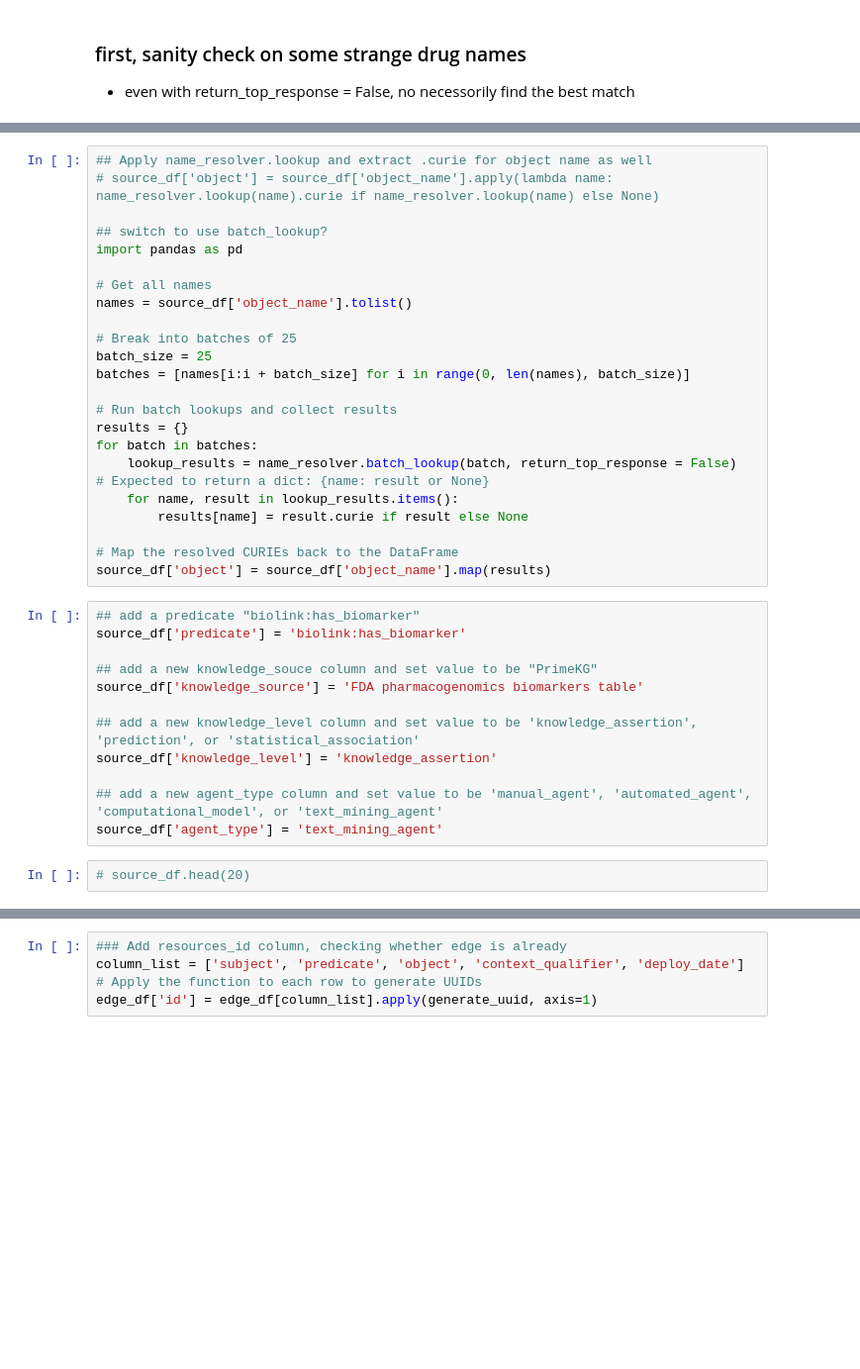
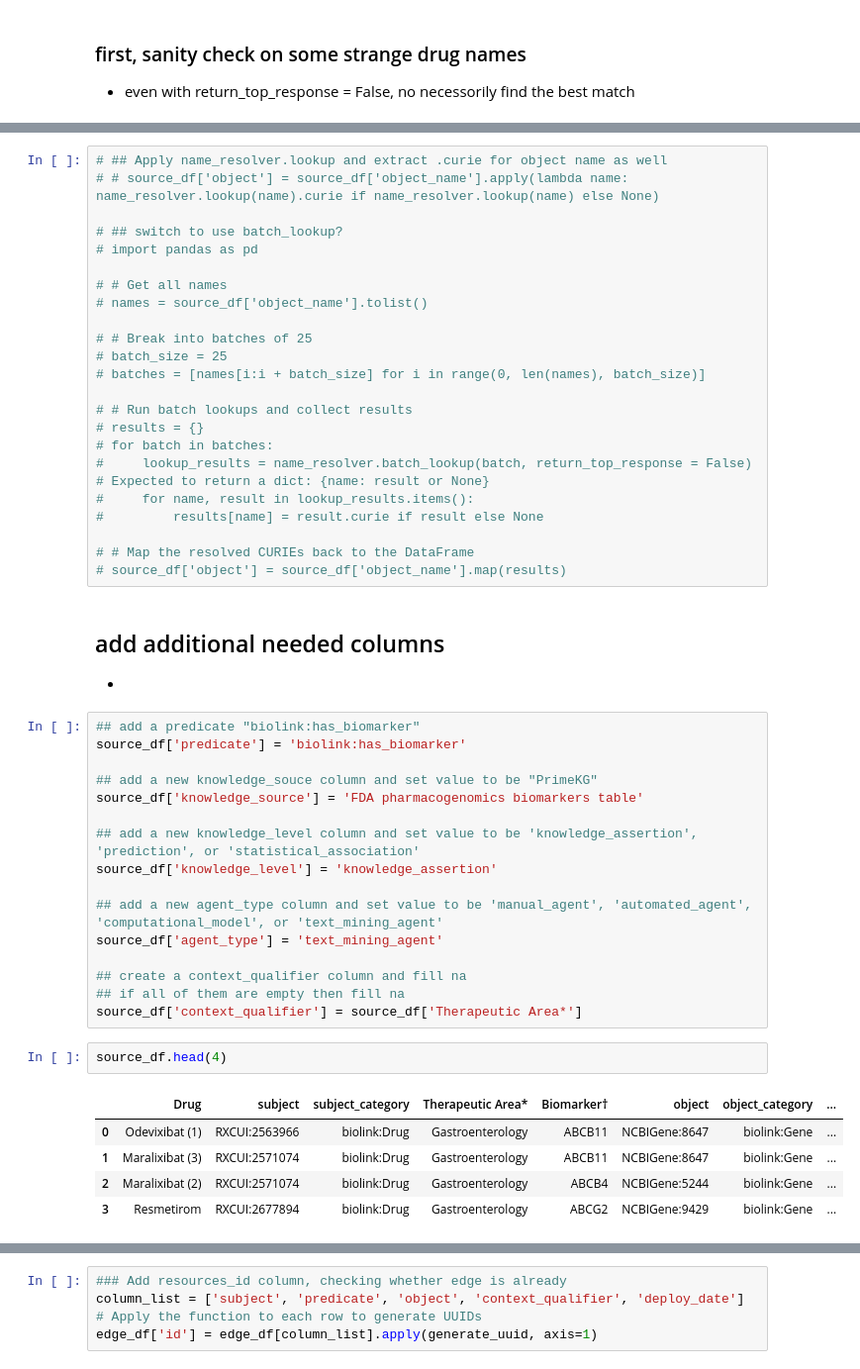
Before and after one commit to IlyaLab/TranslatorPharcogenomicsKG, a Jupyter notebook: Pharmagenomics_KG/FDA_pharmacogenomic_biomarkers_parser.ipynb, the cells around one changed output, grey strips where cells are left out. Shown at 99% size. Drawn from its saved outputs; the diff is of its cells as text; blank space fills up the shorter version.

Commit message:
Refactored dictionary and update SINGOR, PharmGKB, and FDA pharmaceutical biomarker related parsers

```diff
--- a/Pharmagenomics_KG/FDA_pharmacogenomic_biomarkers_parser.ipynb
+++ b/Pharmagenomics_KG/FDA_pharmacogenomic_biomarkers_parser.ipynb
@@ -192,26 +169,29 @@ source_df.head(20)
 # %%
-## Apply name_resolver.lookup and extract .curie for object name as well
-# source_df['object'] = source_df['object_name'].apply(lambda name: name_resolver.lookup(name).curie if name_resolver.lookup(name) else None)
+# ## Apply name_resolver.lookup and extract .curie for object name as well
+# # source_df['object'] = source_df['object_name'].apply(lambda name: name_resolver.lookup(name).curie if name_resolver.lookup(name) else None)
 
-## switch to use batch_lookup?
-import pandas as pd
+# ## switch to use batch_lookup?
+# import pandas as pd
 
-# Get all names
-names = source_df['object_name'].tolist()
+# # Get all names
+# names = source_df['object_name'].tolist()
 
-# Break into batches of 25
-batch_size = 25
-batches = [names[i:i + batch_size] for i in range(0, len(names), batch_size)]
+# # Break into batches of 25
+# batch_size = 25
+# batches = [names[i:i + batch_size] for i in range(0, len(names), batch_size)]
 
-# Run batch lookups and collect results
-results = {}
-for batch in batches:
-    lookup_results = name_resolver.batch_lookup(batch, return_top_response = False)  # Expected to return a dict: {name: result or None}
-    for name, result in lookup_results.items():
-        results[name] = result.curie if result else None
+# # Run batch lookups and collect results
+# results = {}
+# for batch in batches:
+#     lookup_results = name_resolver.batch_lookup(batch, return_top_response = False)  # Expected to return a dict: {name: result or None}
+#     for name, result in lookup_results.items():
+#         results[name] = result.curie if result else None
 
-# Map the resolved CURIEs back to the DataFrame
-source_df['object'] = source_df['object_name'].map(results)
+# # Map the resolved CURIEs back to the DataFrame
+# source_df['object'] = source_df['object_name'].map(results)
+# %% [markdown]
+## add additional needed columns
+*
 # %%
 ## add a predicate "biolink:has_biomarker"
 source_df['predicate'] = 'biolink:has_biomarker'
@@ -224,8 +204,18 @@ source_df['knowledge_level'] = 'knowledge_assertion'
 
 ## add a new agent_type column and set value to be 'manual_agent', 'automated_agent', 'computational_model', or 'text_mining_agent'
 source_df['agent_type'] = 'text_mining_agent'
+
+## create a context_qualifier column and fill na
+## if all of them are empty then fill na
+source_df['context_qualifier'] = source_df['Therapeutic Area*']
 # %%
-# source_df.head(20)
+source_df.head(4)
+# %% [output]
+|  | Drug | subject | subject_category | Therapeutic Area* | Biomarker† | object | object_category | ... |
+| 0 | Odevixibat (1) | RXCUI:2563966 | biolink:Drug | Gastroenterology | ABCB11 | NCBIGene:8647 | biolink:Gene | ... |
+| 1 | Maralixibat (3) | RXCUI:2571074 | biolink:Drug | Gastroenterology | ABCB11 | NCBIGene:8647 | biolink:Gene | ... |
+| 2 | Maralixibat (2) | RXCUI:2571074 | biolink:Drug | Gastroenterology | ABCB4 | NCBIGene:5244 | biolink:Gene | ... |
+| 3 | Resmetirom | RXCUI:2677894 | biolink:Drug | Gastroenterology | ABCG2 | NCBIGene:9429 | biolink:Gene | ... |
 # %%
 ## copy to a final df
 edge_df = source_df.copy(deep = True)
```
Also changed, not shown: parts of 32 cells of this notebook, 4 other files.
